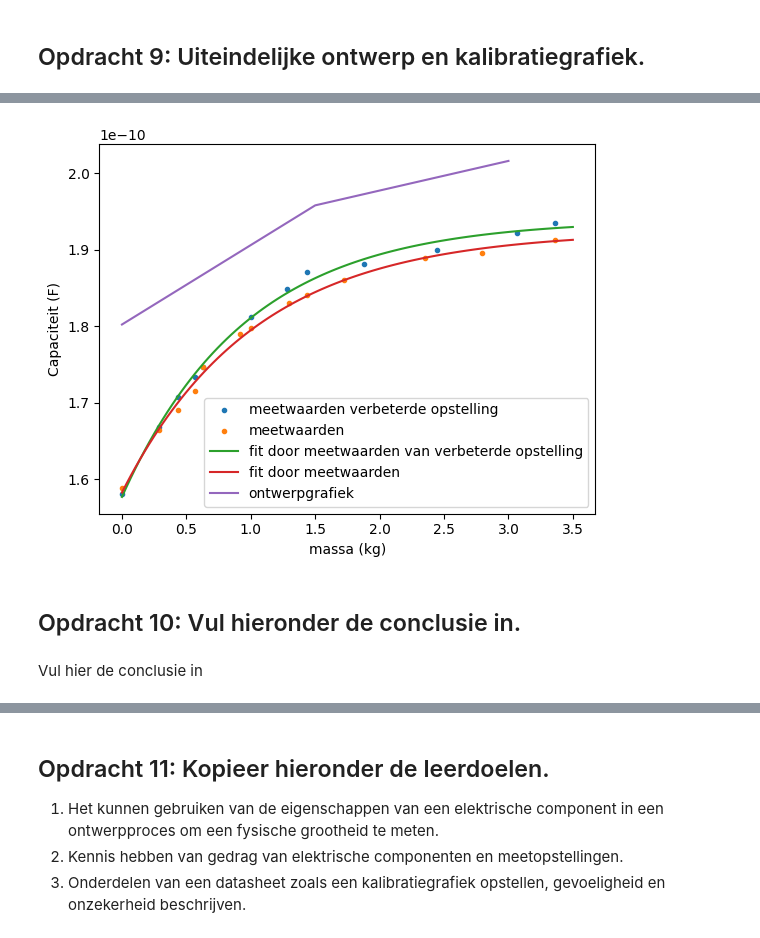
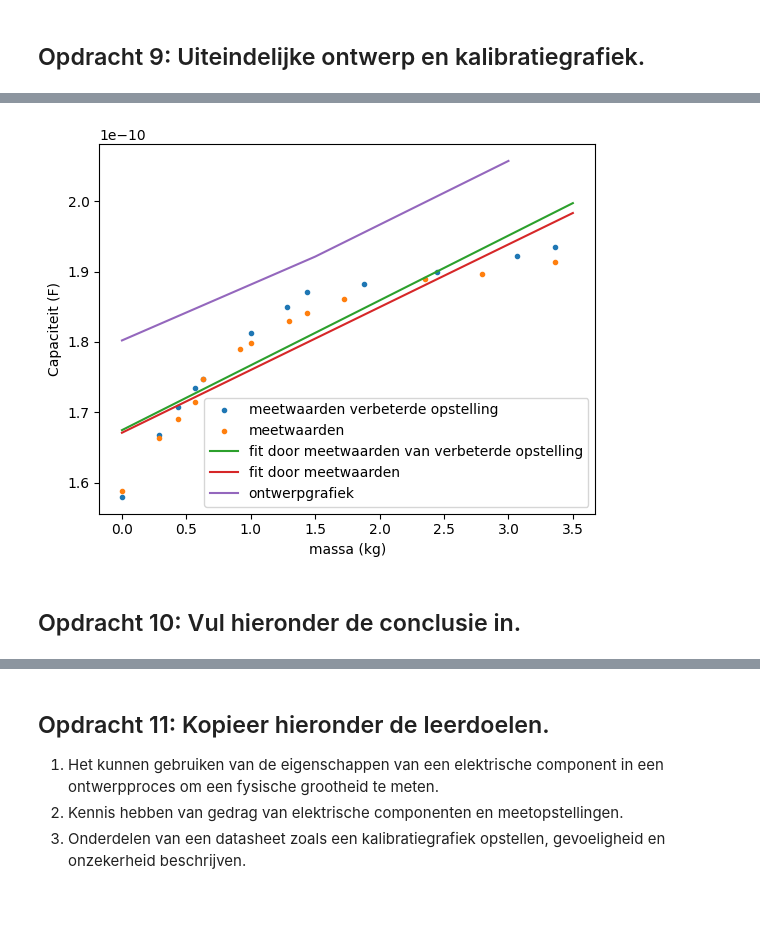
Before and after one commit to ebepolman-bit/opdrachten-DEF-D, a Jupyter notebook: FysiekeOntwerpopdrachten/2OntwerpEenSensorCondensator/DEFOntwerpopdracht2OntwerpEenSensorInvulTemplate.ipynb, the cells around one changed output, grey strips where cells are left out. Drawn from its saved outputs; the diff is of its cells as text; code cells hidden in the pictures; blank space fills up the shorter version.

```diff
--- a/FysiekeOntwerpopdrachten/2OntwerpEenSensorCondensator/DEFOntwerpopdracht2OntwerpEenSensorInvulTemplate.ipynb
+++ b/FysiekeOntwerpopdrachten/2OntwerpEenSensorCondensator/DEFOntwerpopdracht2OntwerpEenSensorInvulTemplate.ipynb
@@ -125,10 +126,10 @@ Capaciteit = Voltages/(2*1000*8*np.pi*100e3)
 
 xtst = np.linspace(0,2.5,100)
 
-def fitfunc(x, A, B, C):
-    return C + A*(1 - np.exp(-B*x))
+def fitfunc(x, A, B):
+    return A + B * x
 
-popt2, pcov2 = curve_fit(fitfunc, massas, Voltages, p0=(0.15, 1.0, 0.70), maxfev=10000)
+popt2, pcov2 = curve_fit(fitfunc, massas, Voltages)
 
 plt.plot(xtst, fitfunc(xtst, *popt2))
 # %% [output]
@@ -145,10 +146,7 @@ plt.plot(massas_ard,Cap_ard, ".", label = "meetwaarden")
 
 xtst = np.linspace(0,3.5,100)
 
-def fitfunc(x, A, B, C):
-    return C + A*(1 - np.exp(-B*x))
-
-popt2, pcov2 = curve_fit(fitfunc, massas_ard, Cap_ard, p0=(0.15, 1.0, 0.70), maxfev=10000)
+popt2, pcov2 = curve_fit(fitfunc, massas_ard, Cap_ard)
 
 plt.plot(xtst, fitfunc(xtst, *popt2), label = "fit door meetwaarden")
 plt.plot(massas_exp, vlakkeplaat(A_plaat, diktes, eps_pap), label = 'ontwerpgrafiek')
@@ -173,37 +171,33 @@ Onze sensor kan nog verbetered worden door de volgende verbeteringen (minimaal 2
 # %%
 # Plot hier je oorspronkelijke en je uiteindelijke kalibratiegrafieken, fit daar een bijpassende lijn door
 # en zet ook de verwachte ontwerpgrafiek erbij
 massa_verb = 1e-3*np.array([0, 288.6,627.7,436.8,567.4,436.8+567.4,288.6+426.8+567.4,1438.3,1438.3+436.8,1438.3+436.8+567.4,1438.3+436.8+567.4+627.7,1438.3+436.8+567.4+627.7+288.6])
 Cap_verb = 1e-12 * np.array([158.0, 166.8,174.7,170.7,173.4,181.2,184.9,187.1,188.2,190.0,192.2,193.5])
 
 plt.plot(massa_verb, Cap_verb, ".", label = "meetwaarden verbeterde opstelling")
 
 plt.plot(massas_ard,Cap_ard, ".", label = "meetwaarden")
 
 xtst = np.linspace(0,3.5,100)
 
-def fitfunc_verb(x, A, B, C):
-    return C + A*(1 - np.exp(-B*x))
 
 
-popt3, pcov3 = curve_fit(fitfunc_verb, massa_verb, Cap_verb,  maxfev=10000)
 
-plt.plot(xtst, fitfunc_verb(xtst, *popt3), label = "fit door meetwaarden van verbeterde opstelling")
+popt3, pcov3 = curve_fit(fitfunc, massa_verb, Cap_verb,  maxfev=10000)
 
-def fitfunc_ard(x, A, B, C):
-    return C + A*(1 - np.exp(-B*x))
+plt.plot(xtst, fitfunc(xtst, *popt3), label = "fit door meetwaarden van verbeterde opstelling")
 
-popt2, pcov2 = curve_fit(fitfunc_ard, massas_ard, Cap_ard, p0=(0.15, 1.0, 0.70), maxfev=10000)
 
-plt.plot(xtst, fitfunc_ard(xtst, *popt2), label = "fit door meetwaarden")
+
+popt2, pcov2 = curve_fit(fitfunc, massas_ard, Cap_ard)
+
+plt.plot(xtst, fitfunc(xtst, *popt2), label = "fit door meetwaarden")
 plt.plot(massas_exp, vlakkeplaat(A_plaat, diktes, eps_pap), label = 'ontwerpgrafiek')
 plt.xlabel("massa (kg)")
 plt.ylabel("Capaciteit (F)")
 plt.legend()
 plt.show()
 # %% [output]
-[figure, old version]
+[figure, new version]
 # %% [markdown]
 ## Opdracht 10: Vul hieronder de conclusie in.
-# %% [markdown]
-Vul hier de conclusie in
```
Also changed, not shown: parts of 10 cells of this notebook, 8 other files.
